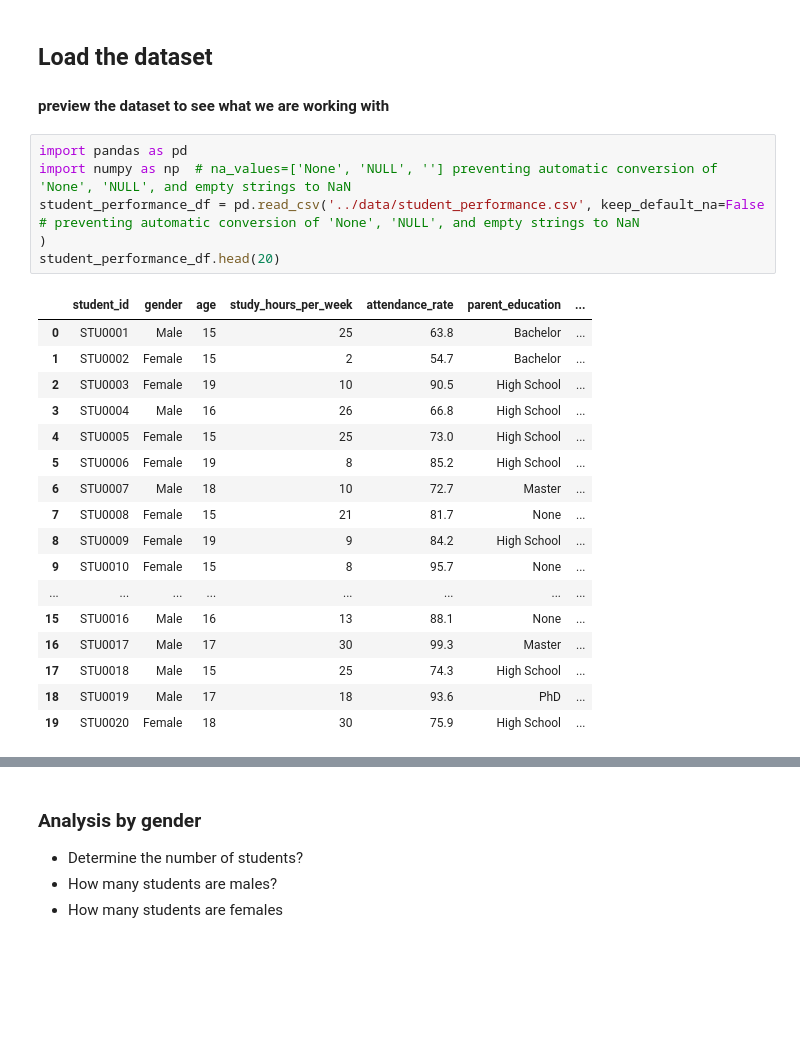
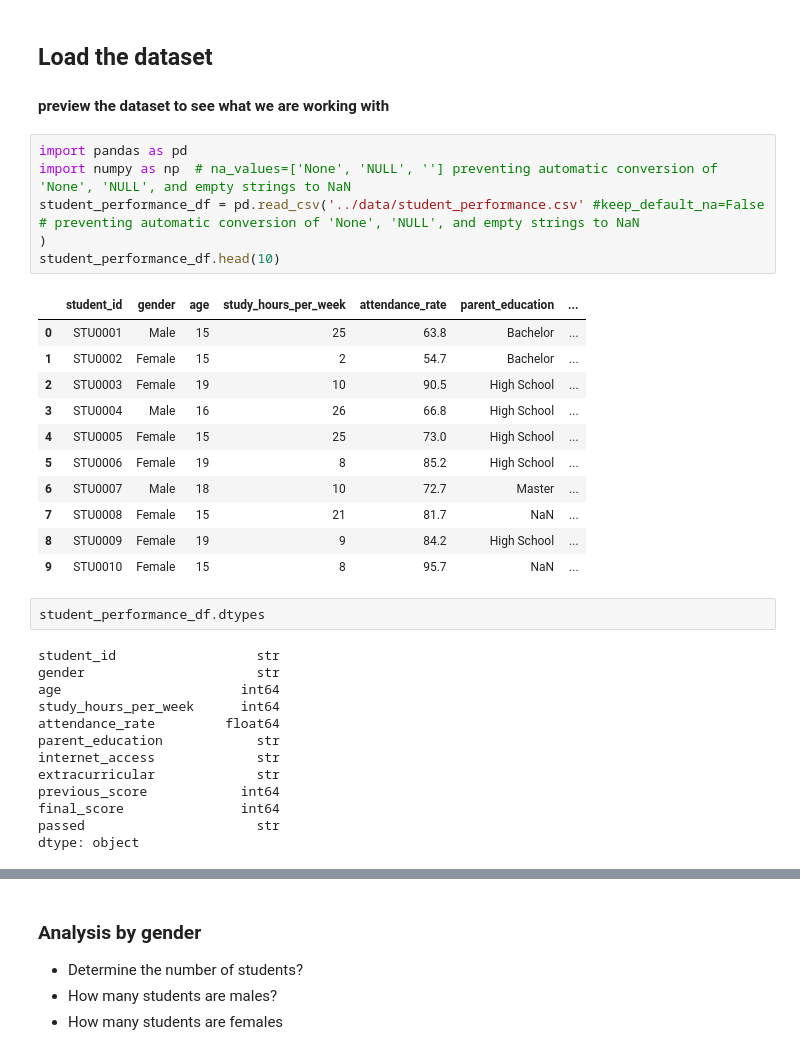
Before and after one commit to raymakoko/Student_Performance_Analyzer, a Jupyter notebook: notebooks/cleaningdata.ipynb, the cells around one changed output, grey strips where cells are left out. Saved outputs shown, nothing was run; the diff lists cells and outputs as text; blank space fills up the shorter version.

```diff
--- a/notebooks/cleaningdata.ipynb
+++ b/notebooks/cleaningdata.ipynb
@@ -6,24 +6,33 @@
 # %%
 import pandas as pd
 import numpy as np  # na_values=['None', 'NULL', ''] preventing automatic conversion of 'None', 'NULL', and empty strings to NaN
-student_performance_df = pd.read_csv('../data/student_performance.csv', keep_default_na=False  # preventing automatic conversion of 'None', 'NULL', and empty strings to NaN
+student_performance_df = pd.read_csv('../data/student_performance.csv' #keep_default_na=False  # preventing automatic conversion of 'None', 'NULL', and empty strings to NaN
 )
-student_performance_df.head(20)
+student_performance_df.head(10)
 # %% [output]
 |  | student_id | gender | age | study_hours_per_week | attendance_rate | parent_education | ... |
 | 0 | STU0001 | Male | 15 | 25 | 63.8 | Bachelor | ... |
 | 1 | STU0002 | Female | 15 | 2 | 54.7 | Bachelor | ... |
 | 2 | STU0003 | Female | 19 | 10 | 90.5 | High School | ... |
 | 3 | STU0004 | Male | 16 | 26 | 66.8 | High School | ... |
 | 4 | STU0005 | Female | 15 | 25 | 73.0 | High School | ... |
 | 5 | STU0006 | Female | 19 | 8 | 85.2 | High School | ... |
 | 6 | STU0007 | Male | 18 | 10 | 72.7 | Master | ... |
-| 7 | STU0008 | Female | 15 | 21 | 81.7 | None | ... |
+| 7 | STU0008 | Female | 15 | 21 | 81.7 | NaN | ... |
 | 8 | STU0009 | Female | 19 | 9 | 84.2 | High School | ... |
-| 9 | STU0010 | Female | 15 | 8 | 95.7 | None | ... |
-| ... | ... | ... | ... | ... | ... | ... | ... |
-| 15 | STU0016 | Male | 16 | 13 | 88.1 | None | ... |
-| 16 | STU0017 | Male | 17 | 30 | 99.3 | Master | ... |
-| 17 | STU0018 | Male | 15 | 25 | 74.3 | High School | ... |
-| 18 | STU0019 | Male | 17 | 18 | 93.6 | PhD | ... |
-| 19 | STU0020 | Female | 18 | 30 | 75.9 | High School | ... |
+| 9 | STU0010 | Female | 15 | 8 | 95.7 | NaN | ... |
+# %%
+student_performance_df.dtypes
+# %% [output]
+student_id                  str
+gender                      str
+age                       int64
+study_hours_per_week      int64
+attendance_rate         float64
+parent_education            str
+internet_access             str
+extracurricular             str
+previous_score            int64
+final_score               int64
+passed                      str
+dtype: object
```
Also changed, not shown: parts of 7 cells of this notebook, 1 other file.
